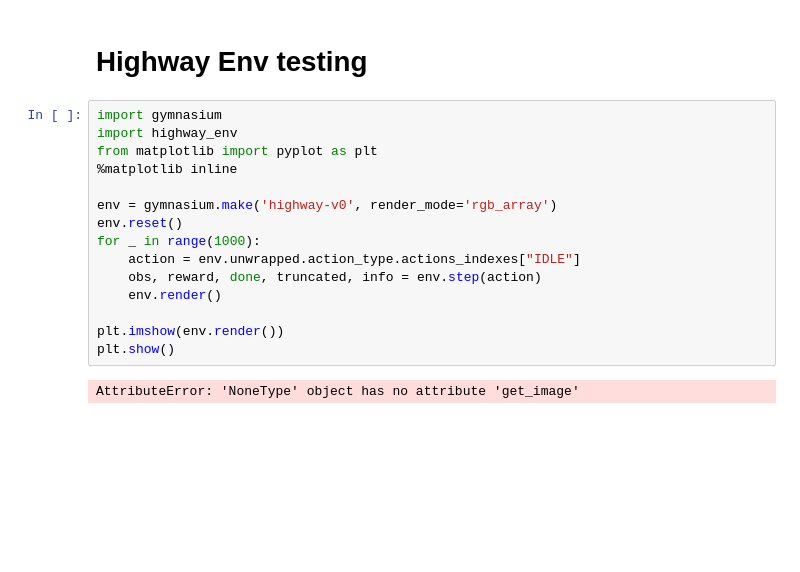
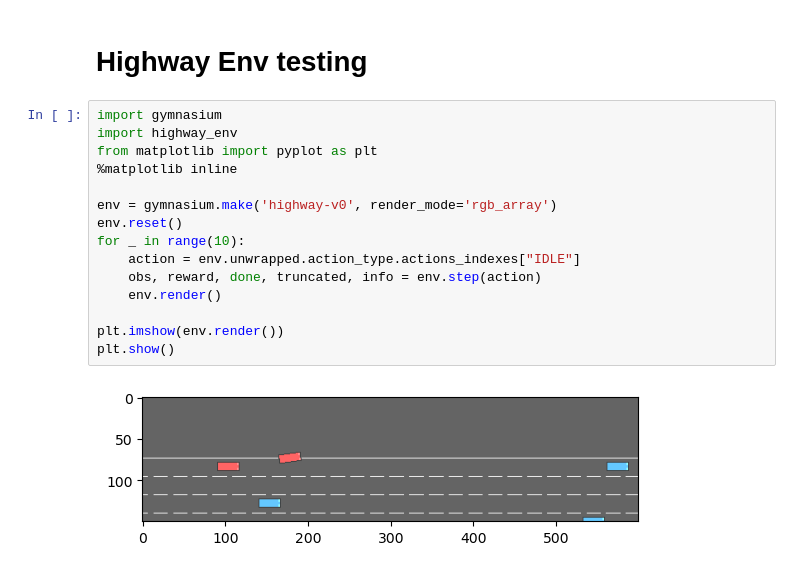
Before and after one commit to zearaujo11/highway-env, a Jupyter notebook: test.ipynb, the cells around one changed output. Saved outputs shown, nothing was run; the diff lists cells and outputs as text; blank space fills up the shorter version.

```diff
--- a/test.ipynb
+++ b/test.ipynb
@@ -3,17 +3,17 @@
 # %%
 import gymnasium
 import highway_env
 from matplotlib import pyplot as plt
 %matplotlib inline
 
 env = gymnasium.make('highway-v0', render_mode='rgb_array')
 env.reset()
-for _ in range(1000):
+for _ in range(10):
     action = env.unwrapped.action_type.actions_indexes["IDLE"]
     obs, reward, done, truncated, info = env.step(action)
     env.render()
 
 plt.imshow(env.render())
 plt.show()
 # %% [output]
-AttributeError: 'NoneType' object has no attribute 'get_image'
+[figure, added]
```
Also changed, not shown: parts of 4 cells of this notebook.
